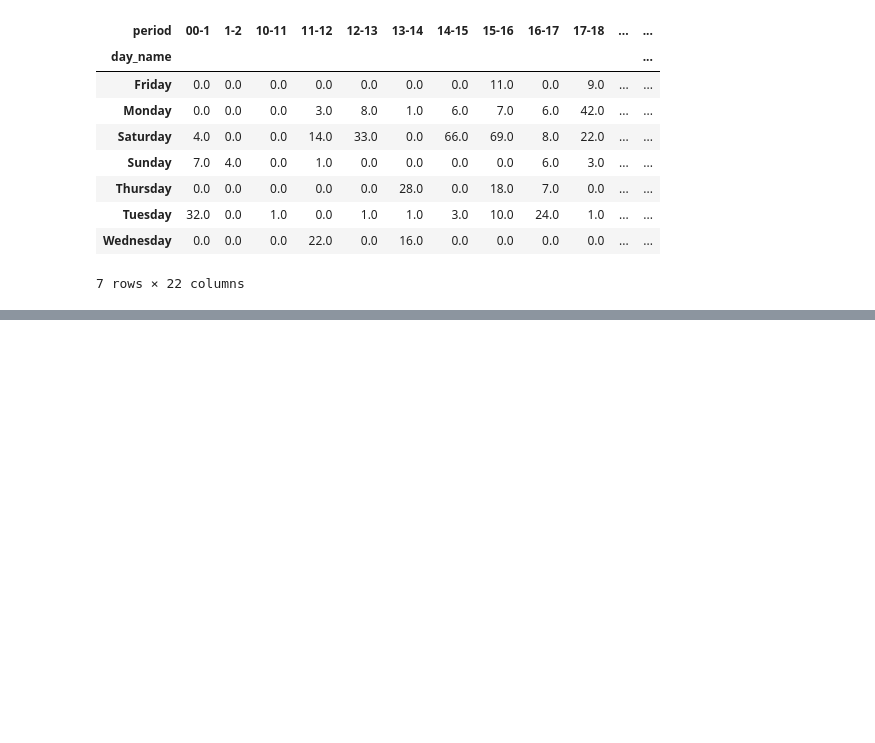
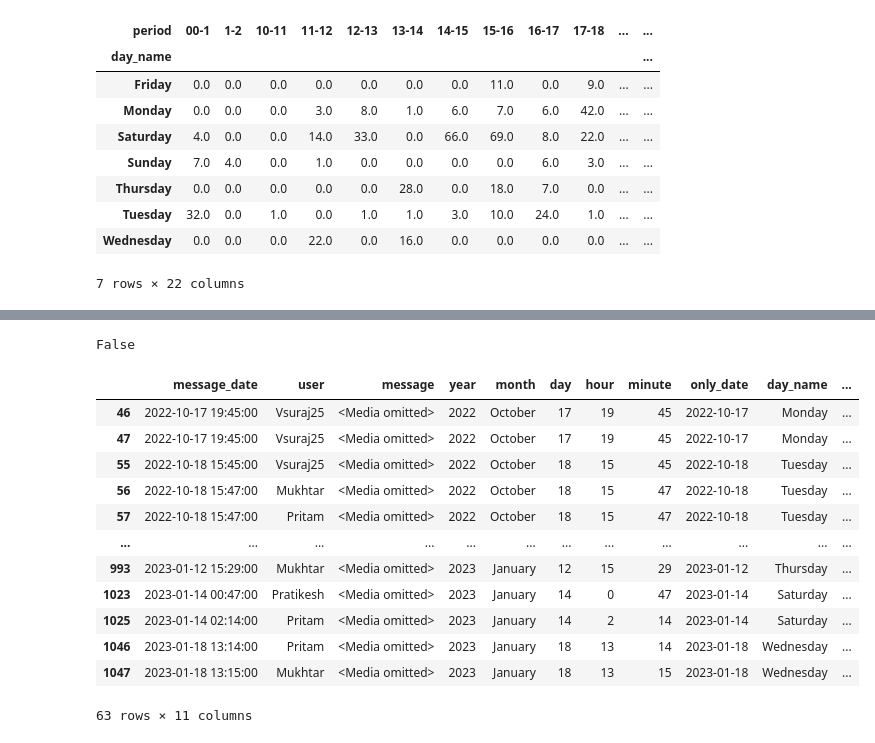
Before and after one commit to vsuraj25/Whatsapp-Chat-Analyser, a Jupyter notebook: chat_analysis.ipynb, the cells around one changed output, grey strips where cells are left out. Cells and saved outputs as stored; diff of their text form; code cells hidden in the pictures; blank space fills up the shorter version.

```diff
--- a/chat_analysis.ipynb
+++ b/chat_analysis.ipynb
@@ -535,0 +561,20 @@ period_df
+# %%
+'<Media omitted>'  in df['message']
+# %% [output]
+False
+# %%
+df[df['message'] == '<Media omitted>']
+# %% [output]
+|  | message_date | user | message | year | month | day | hour | minute | only_date | day_name | ... |
+| 46 | 2022-10-17 19:45:00 | Vsuraj25 | <Media omitted> | 2022 | October | 17 | 19 | 45 | 2022-10-17 | Monday | ... |
+| 47 | 2022-10-17 19:45:00 | Vsuraj25 | <Media omitted> | 2022 | October | 17 | 19 | 45 | 2022-10-17 | Monday | ... |
+| 55 | 2022-10-18 15:45:00 | Vsuraj25 | <Media omitted> | 2022 | October | 18 | 15 | 45 | 2022-10-18 | Tuesday | ... |
+| 56 | 2022-10-18 15:47:00 | Mukhtar | <Media omitted> | 2022 | October | 18 | 15 | 47 | 2022-10-18 | Tuesday | ... |
+| 57 | 2022-10-18 15:47:00 | Pritam | <Media omitted> | 2022 | October | 18 | 15 | 47 | 2022-10-18 | Tuesday | ... |
+| ... | ... | ... | ... | ... | ... | ... | ... | ... | ... | ... | ... |
+| 993 | 2023-01-12 15:29:00 | Mukhtar | <Media omitted> | 2023 | January | 12 | 15 | 29 | 2023-01-12 | Thursday | ... |
+| 1023 | 2023-01-14 00:47:00 | Pratikesh | <Media omitted> | 2023 | January | 14 | 0 | 47 | 2023-01-14 | Saturday | ... |
+| 1025 | 2023-01-14 02:14:00 | Pritam | <Media omitted> | 2023 | January | 14 | 2 | 14 | 2023-01-14 | Saturday | ... |
+| 1046 | 2023-01-18 13:14:00 | Pritam | <Media omitted> | 2023 | January | 18 | 13 | 14 | 2023-01-18 | Wednesday | ... |
+| 1047 | 2023-01-18 13:15:00 | Mukhtar | <Media omitted> | 2023 | January | 18 | 13 | 15 | 2023-01-18 | Wednesday | ... |
+63 rows × 11 columns
```
Also changed, not shown: parts of 2 cells of this notebook, 5 other files.
